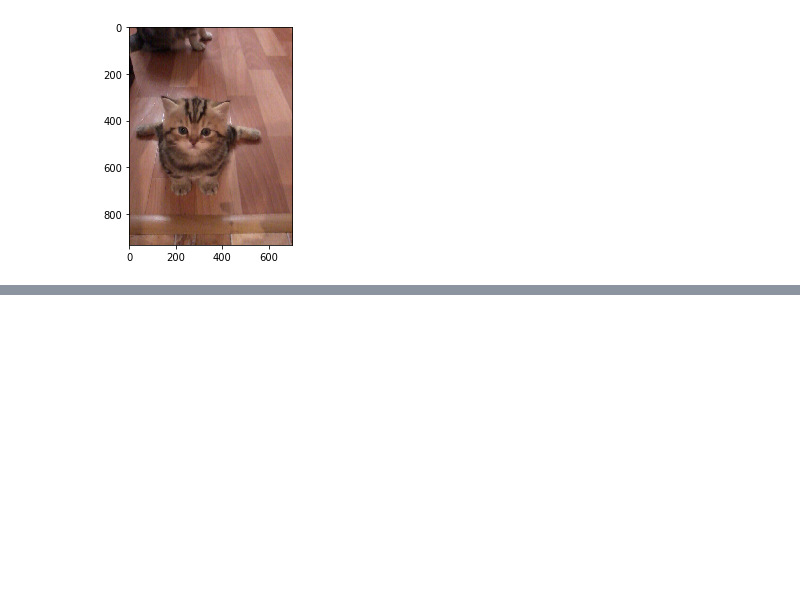
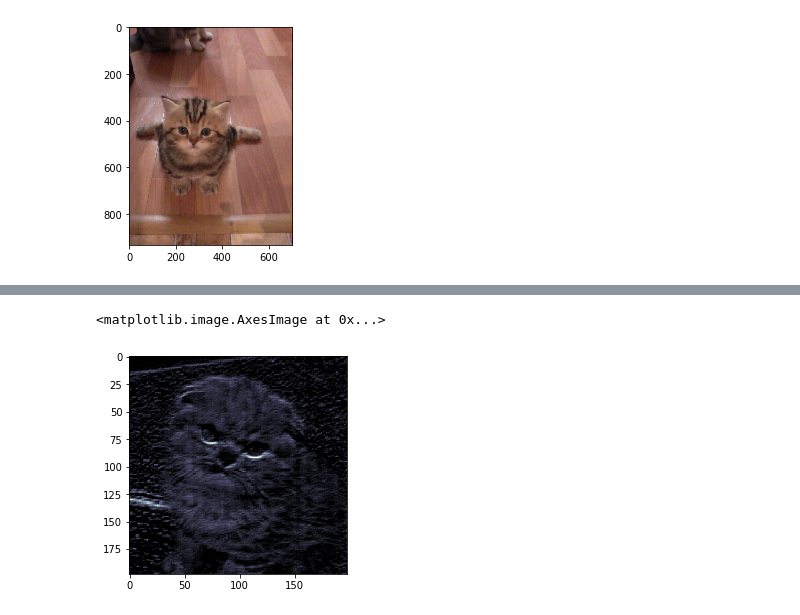
Before and after one commit to HacketOS/CatDog_telegram_bot, a Jupyter notebook: model_making.ipynb, the cells around one changed output, grey strips where cells are left out. Saved outputs shown, nothing was run; the diff lists cells and outputs as text; code cells hidden in the pictures; blank space fills up the shorter version.

```diff
--- a/model_making.ipynb
+++ b/model_making.ipynb
@@ -231,0 +285,7 @@ model.save('CatDog.h5')
+# %%
+activations = activation_model.predict(np.array(img))
+first_activations = activations[0]
+plt.imshow(first_activations[0,:,:,30], cmap='bone')
+# %% [output]
+<matplotlib.image.AxesImage at 0x...>
+[figure, added]
```
Also changed, not shown: parts of 10 cells of this notebook.
